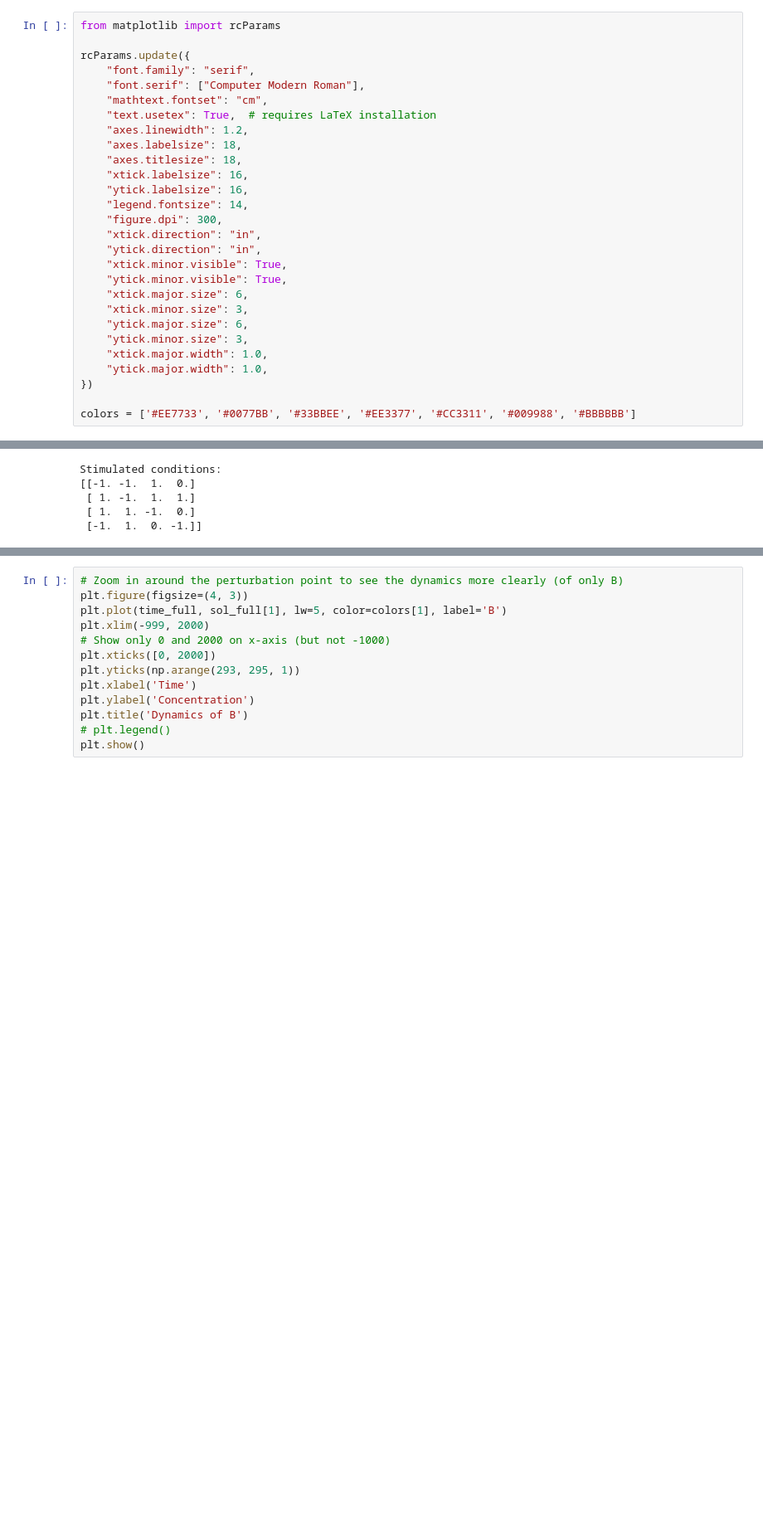
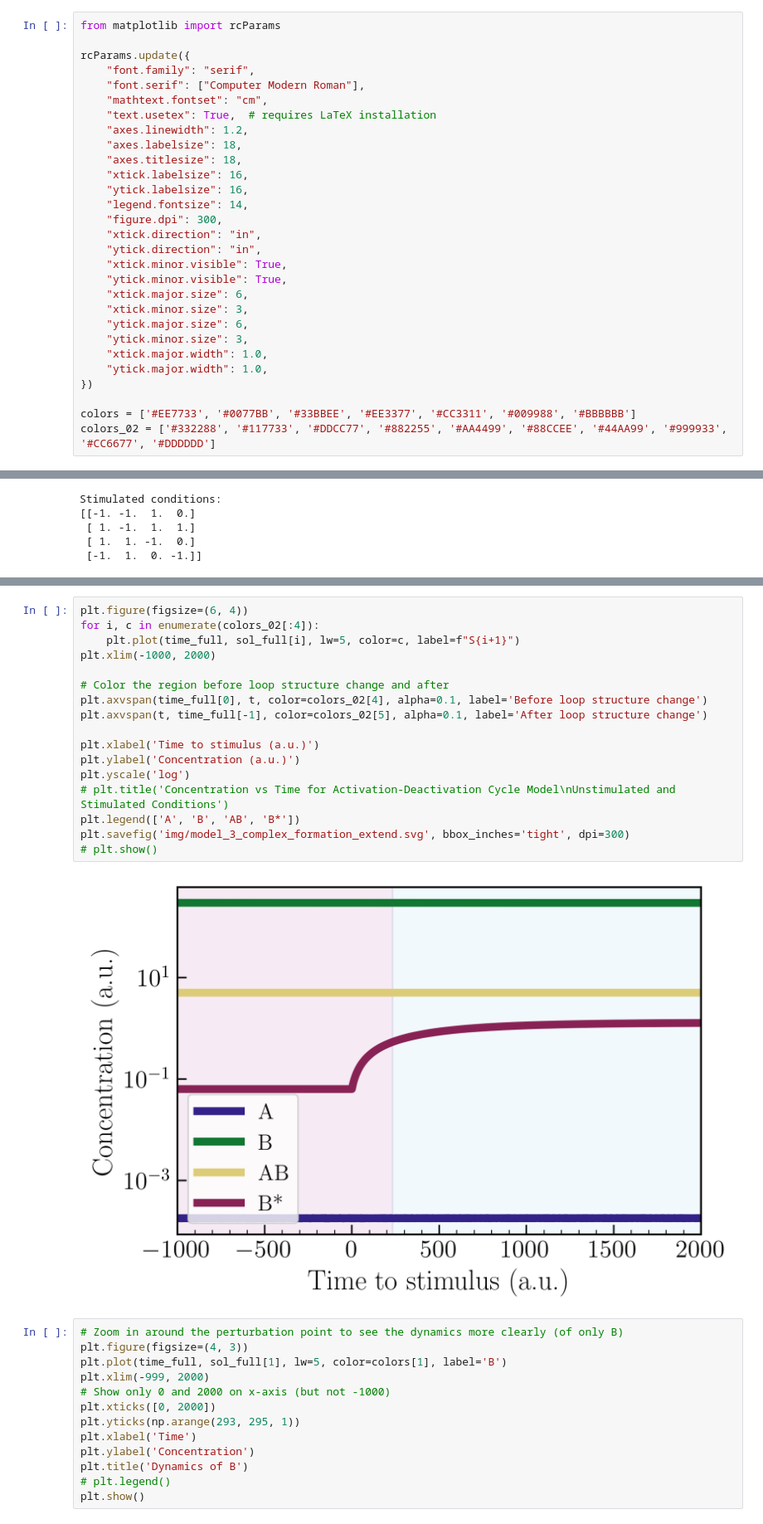
Before and after one commit to DILiS-lab/loopdetect, a Jupyter notebook: examples/model_3_complex_formation_extend.ipynb, the cells around one changed output, grey strips where cells are left out. Shown at 83% size. Drawn from its saved outputs; the diff is of its cells as text; blank space fills up the shorter version.

```diff
--- a/examples/model_3_complex_formation_extend.ipynb
+++ b/examples/model_3_complex_formation_extend.ipynb
@@ -41,6 +41,7 @@ rcParams.update({
 })
 
 colors = ['#EE7733', '#0077BB', '#33BBEE', '#EE3377', '#CC3311', '#009988', '#BBBBBB']
+colors_02 = ['#332288', '#117733', '#DDCC77', '#882255', '#AA4499', '#88CCEE', '#44AA99', '#999933', '#CC6677', '#DDDDDD']
 # %% [markdown]
 ## 2. Main reproduction
 # %% [markdown]
@@ -309,6 +310,25 @@ plt.legend(['A', 'B', 'AB', 'B*'])
 plt.show()
 # %% [output]
 [figure]
+# %%
+plt.figure(figsize=(6, 4))
+for i, c in enumerate(colors_02[:4]):
+    plt.plot(time_full, sol_full[i], lw=5, color=c, label=f"S{i+1}")
+plt.xlim(-1000, 2000)
+
+# Color the region before loop structure change and after
+plt.axvspan(time_full[0], t, color=colors_02[4], alpha=0.1, label='Before loop structure change')
+plt.axvspan(t, time_full[-1], color=colors_02[5], alpha=0.1, label='After loop structure change')
+
+plt.xlabel('Time to stimulus (a.u.)')
+plt.ylabel('Concentration (a.u.)')
+plt.yscale('log')
+# plt.title('Concentration vs Time for Activation-Deactivation Cycle Model\nUnstimulated and Stimulated Conditions')
+plt.legend(['A', 'B', 'AB', 'B*'])
+plt.savefig('img/model_3_complex_formation_extend.svg', bbox_inches='tight', dpi=300)
+# plt.show()
+# %% [output]
+[figure, added]
 # %%
 # Zoom in around the perturbation point to see the dynamics more clearly (of only B)
 plt.figure(figsize=(4, 3))
```
Also changed, not shown: parts of 11 cells of this notebook, 13 other files.
